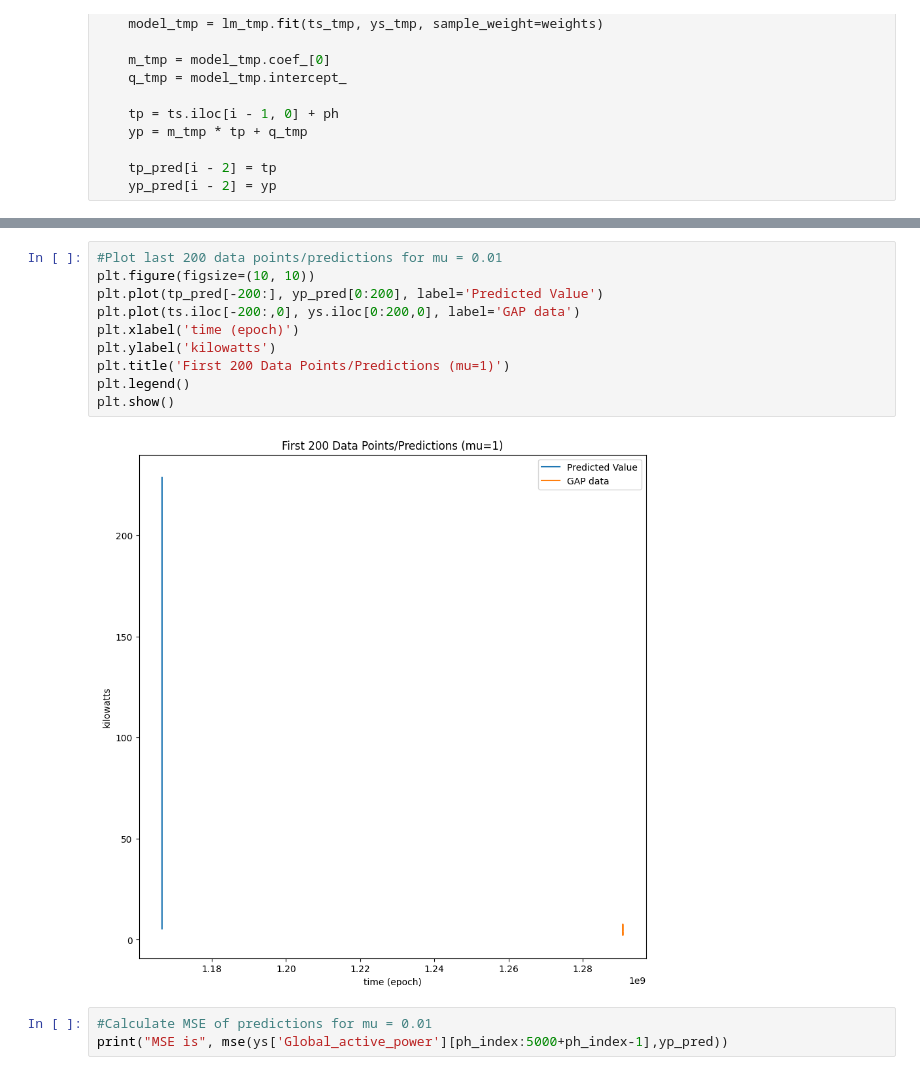
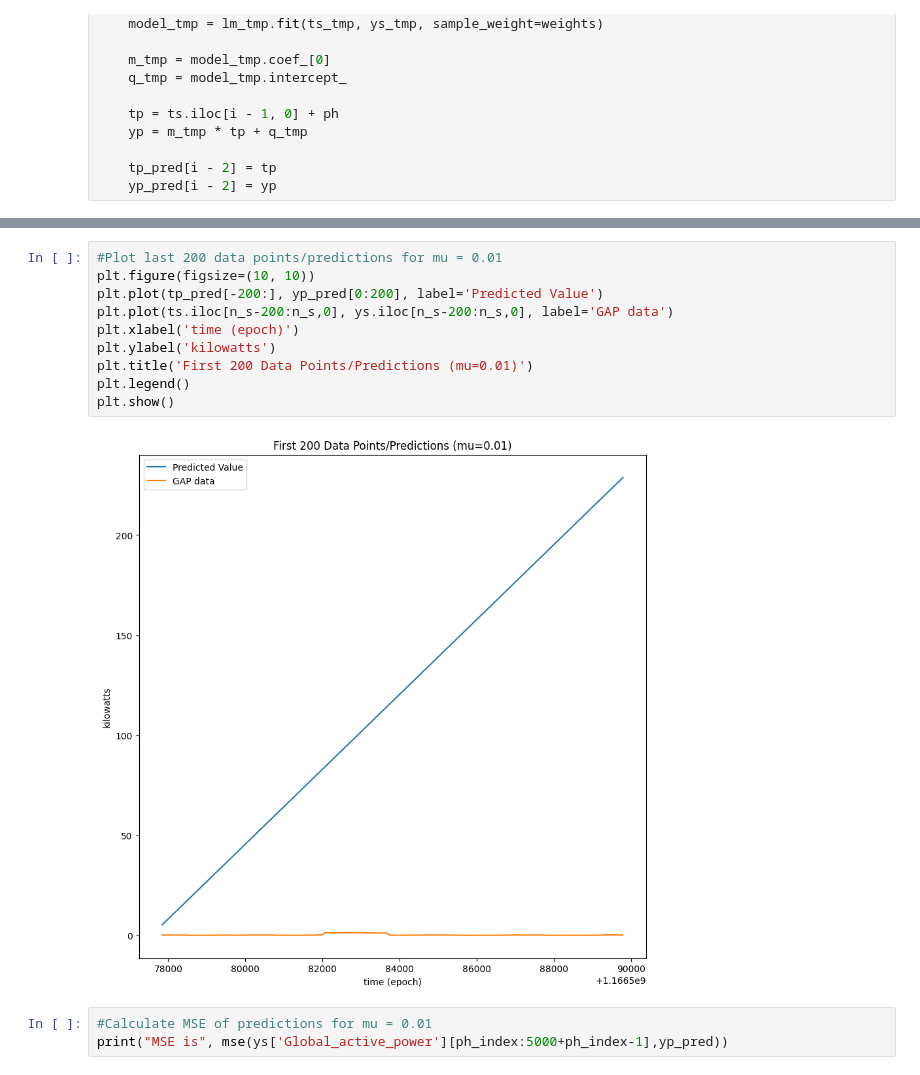
Before and after one commit to achakraborty2024/iot-linear-regression, a Jupyter notebook: Linear_Regression_for_IoT.ipynb, the cells around one changed output, grey strips where cells are left out. Cells and saved outputs as stored; diff of their text form.

```diff
--- a/Linear_Regression_for_IoT.ipynb
+++ b/Linear_Regression_for_IoT.ipynb
@@ -343,15 +343,15 @@ plt.show()
 # %%
 #Plot last 200 data points/predictions for mu = 0.01
 plt.figure(figsize=(10, 10))
 plt.plot(tp_pred[-200:], yp_pred[0:200], label='Predicted Value')
-plt.plot(ts.iloc[-200:,0], ys.iloc[0:200,0], label='GAP data')
+plt.plot(ts.iloc[n_s-200:n_s,0], ys.iloc[n_s-200:n_s,0], label='GAP data')
 plt.xlabel('time (epoch)')
 plt.ylabel('kilowatts')
-plt.title('First 200 Data Points/Predictions (mu=1)')
+plt.title('First 200 Data Points/Predictions (mu=0.01)')
 plt.legend()
 plt.show()
 # %% [output]
-[figure, old version]
+[figure, new version]
 # %%
 #Calculate MSE of predictions for mu = 0.01
 print("MSE is", mse(ys['Global_active_power'][ph_index:5000+ph_index-1],yp_pred))
```
Also changed, not shown: parts of 7 cells of this notebook, 1 other file.
